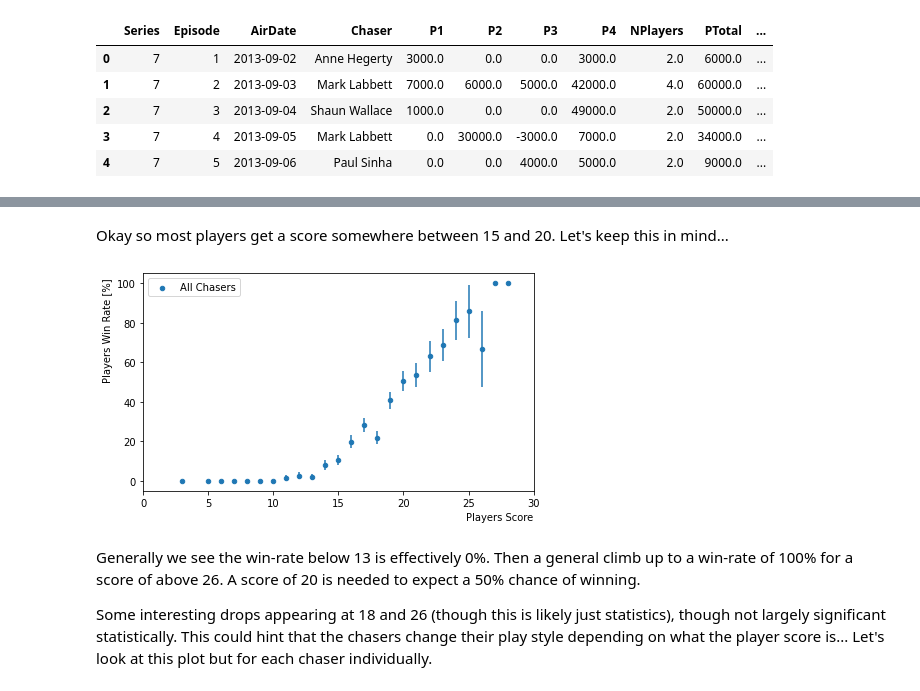
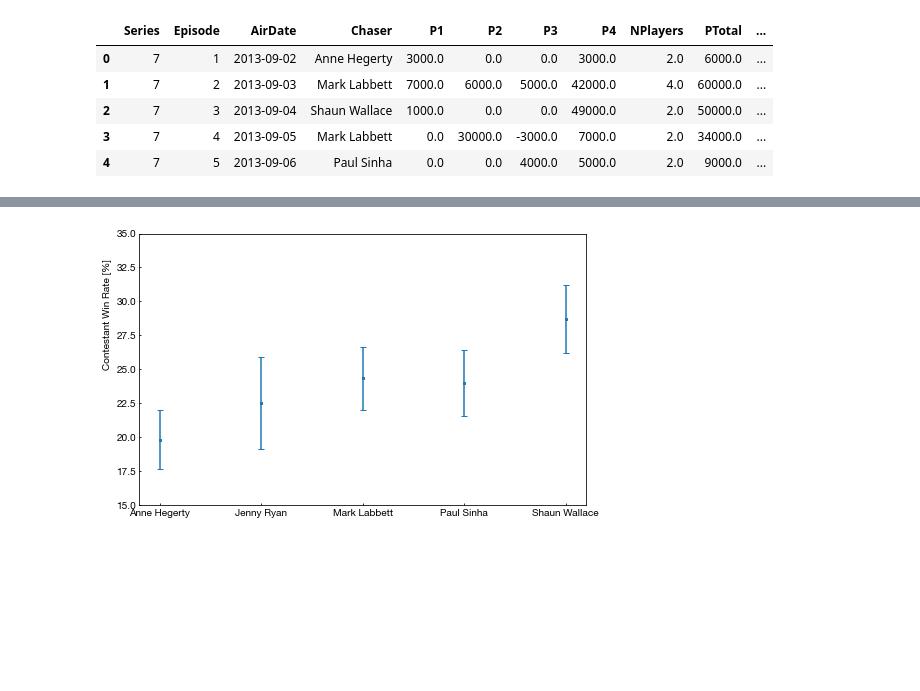
Before and after one commit to hjlyons/ClassicProjects, a Jupyter notebook: TheChase/Simple_EDA.ipynb, the cells around one changed output, grey strips where cells are left out. Saved outputs shown, nothing was run; the diff lists cells and outputs as text; code cells hidden in the pictures; blank space fills up the shorter version.

```diff
--- a/TheChase/Simple_EDA.ipynb
+++ b/TheChase/Simple_EDA.ipynb
@@ -63,28 +76,4 @@ plt.show()
-# %% [markdown]
-Okay so most players get a score somewhere between 15 and 20. Let's keep this in mind...
-# %%
-def plot_score_winrates(in_df, label="All Chasers"):
-    chasers_group = in_df[["playerScore","playerWin"]].groupby("playerScore")
-    winrate_df = pd.DataFrame()
-    winrate_df["winRate"] = chasers_group["playerWin"].sum()/chasers_group["playerWin"].count()
-    # Using binomial variance
-    winrate_df["winRateErr"] = (winrate_df["winRate"]*(1-winrate_df["winRate"])/chasers_group["playerWin"].count())**0.5
-    # Map fractions to percents
-    winrate_df["winRate"] = winrate_df["winRate"]*100
-    winrate_df["winRateErr"] = winrate_df["winRateErr"]*100
-
-    winrate_df["playerScore"] = chasers_group["playerWin"].sum().index
-    ax = winrate_df.plot(kind="scatter", x="playerScore", y="winRate", yerr="winRateErr", figsize=(7, 4),  xlim = [0,30])
-    ax.legend([label])
-    plt.xlabel('Players Score', horizontalalignment='right', x=1.0)
-    plt.ylabel('Players Win Rate [%]', horizontalalignment='left', x=1.0)
-
-    plt.show()
-
-plot_score_winrates(df)
-# %% [output]
-[figure, removed]
-# %% [markdown]
-Generally we see the win-rate below 13 is effectively 0%. Then a general climb up to a win-rate of 100% for a score of above 26. A score of 20 is needed to expect a 50% chance of winning.
-
-Some interesting drops appearing at 18 and 26 (though this is likely just statistics), though not largely significant statistically. This could hint that the chasers change their play style depending on what the player score is... Let's look at this plot but for each chaser individually.
+# %%
+plot_groupby_winrates(df.groupby(['Chaser']), ylabel="Contestant Win Rate [%]", ylim=[15,35], figsize=(8,5))
+# %% [output]
+[figure, added]
```
Also changed, not shown: parts of 17 cells of this notebook.
